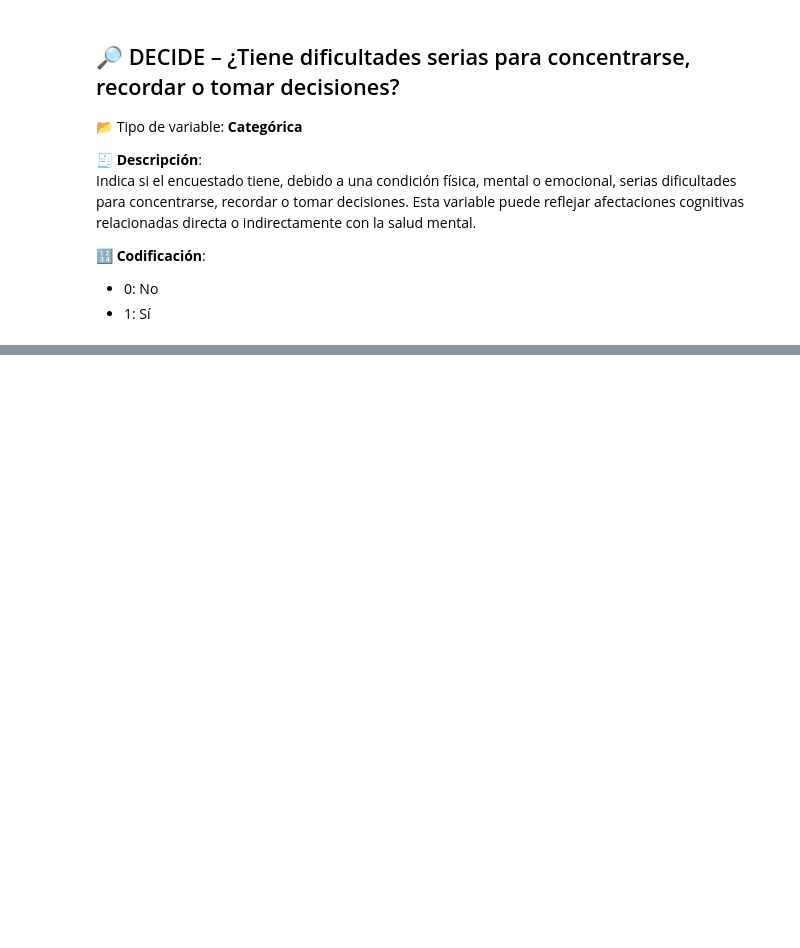
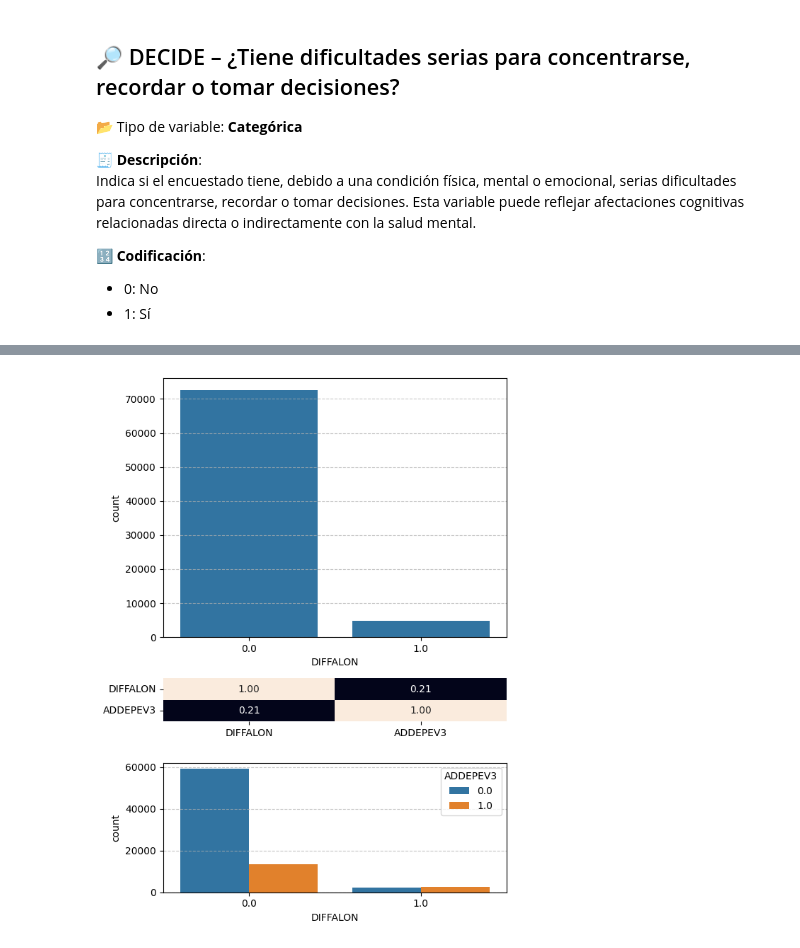
Before and after one commit to 4GeeksAcademy/Final_Project_DataScient, a Jupyter notebook: src/Graficas.ipynb, the cells around one changed output, grey strips where cells are left out. Saved outputs shown, nothing was run; the diff lists cells and outputs as text; code cells hidden in the pictures; blank space fills up the shorter version.

```diff
--- a/src/Graficas.ipynb
+++ b/src/Graficas.ipynb
@@ -1003,0 +550,4 @@ Error:
+# %%
+plot_categoricas("DIFFALON")
+# %% [output]
+[figure, added]
```
Also changed, not shown: parts of 131 cells of this notebook, 1 other file.
